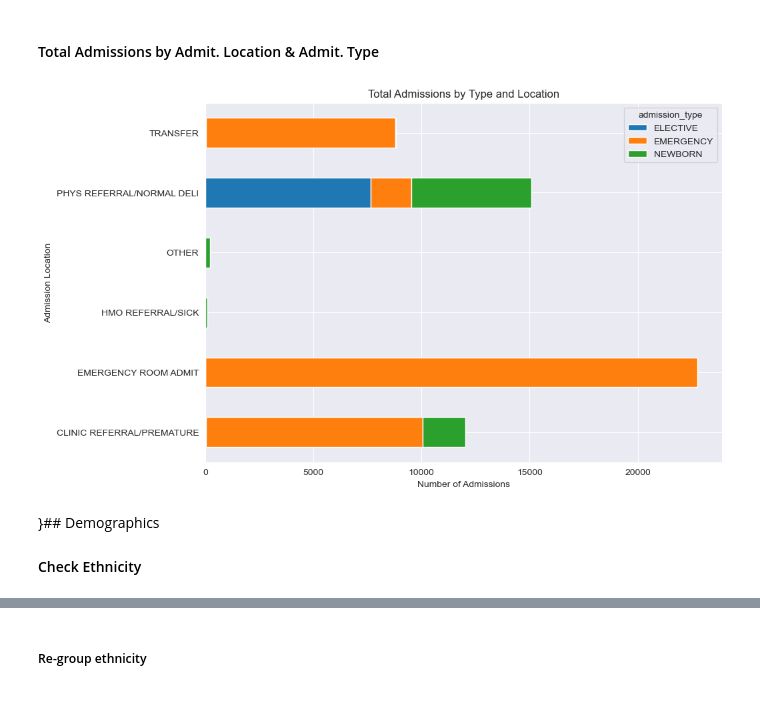
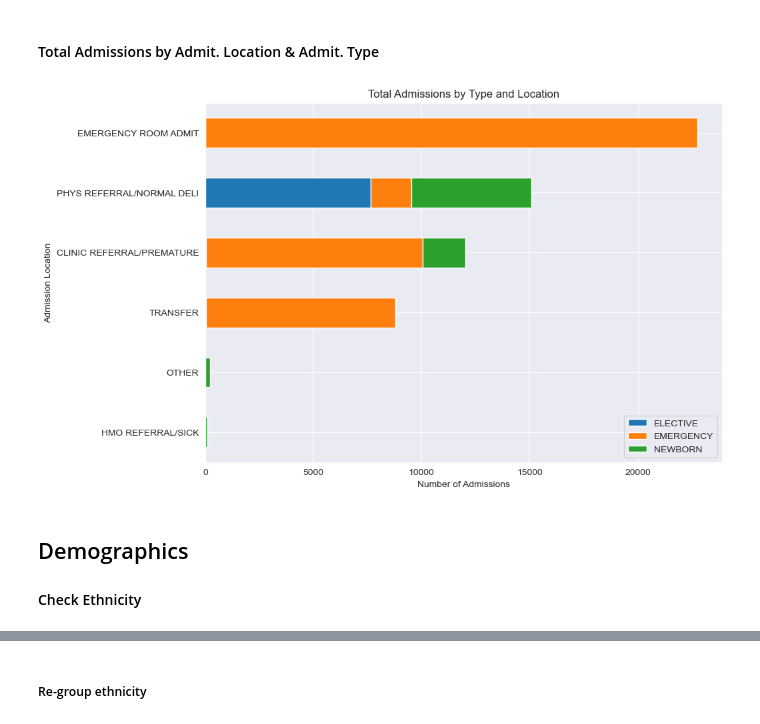
Before and after one commit to drama-404/FuzzyMedNet, a Jupyter notebook: data_viz/01_patient_stay_data.ipynb, the cells around one changed output, grey strips where cells are left out. Saved outputs shown, nothing was run; the diff lists cells and outputs as text; code cells hidden in the pictures.

```diff
--- a/data_viz/01_patient_stay_data.ipynb
+++ b/data_viz/01_patient_stay_data.ipynb
@@ -152,3 +155,6 @@ pivot_table
 | OTHER | 0 | 5 | 199 |
 | PHYS REFERRAL/NORMAL DELI | 7646 | 1880 | 5553 |
 | TRANSFER | 35 | 8747 | 23 |
+# %%
+sorted_table = pivot_table.loc[pivot_table.sum(axis=1).sort_values(ascending=False).index]
+sorted_table
@@ -155,22 +170,18 @@ pivot_table
 # %% [markdown]
 #### Total Admissions by Admit. Location & Admit. Type
 # %%
-# pivot_table.fillna(0, inplace=True)
-# pivot_table.set_index('admission_location', inplace=True)
-
-# for col in ['ELECTIVE', 'EMERGENCY/URGENT', 'NEWBORN']:
-#     pivot_table[col] = pivot_table[col].astype(int)
-
-pivot_table.plot(kind='barh', stacked=True, figsize=(10, 7))
-
+ax = sorted_table.plot(kind='barh', stacked=True, figsize=(10, 7))
+ax.invert_yaxis()
 plt.xlabel('Number of Admissions')
 plt.ylabel('Admission Location')
 plt.title('Total Admissions by Type and Location')
+plt.legend(loc='lower right', bbox_to_anchor=(1, 0))
+plt.savefig(f'{img_path}01_Admission by Type and Location.png')
 plt.show()
 # %% [output]
-[figure, old version]
+[figure, new version]
 # %% [markdown]
-}## Demographics
+## Demographics
 #### Check Ethnicity
 # %%
 admissions.ethnicity.unique()
```
Also changed, not shown: parts of 17 cells of this notebook, 25 other files.
